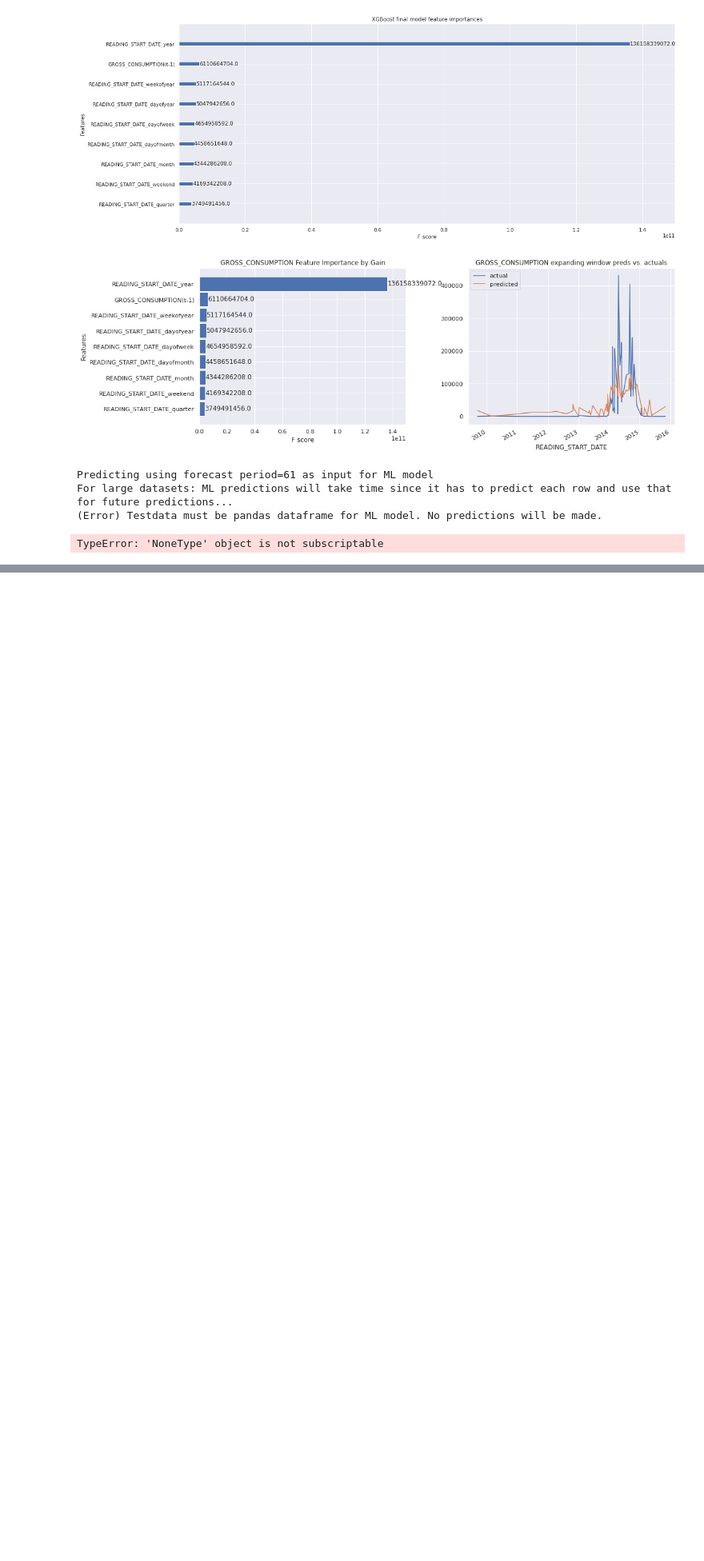
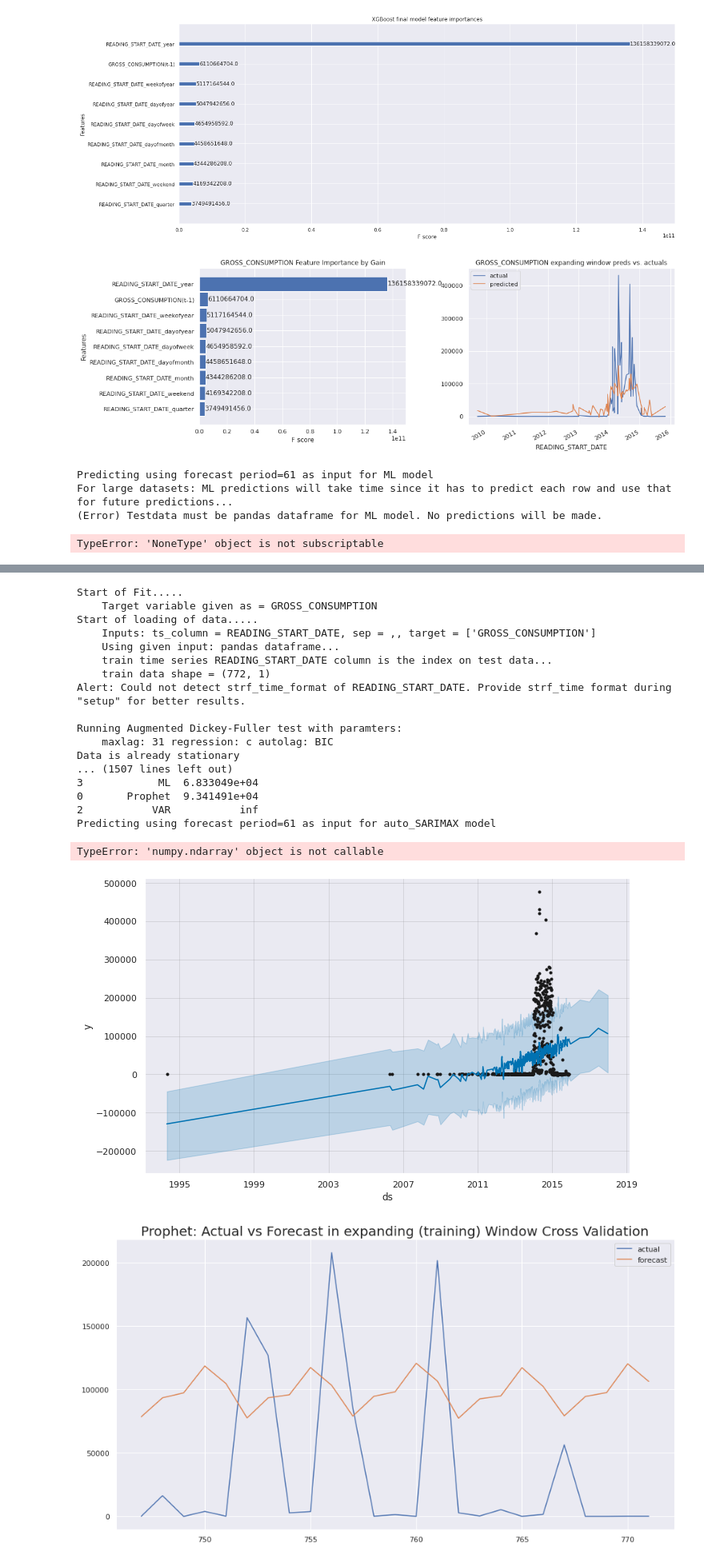
Before and after one commit to wiem-azzabi/Smart_Meter, a Jupyter notebook: water-meter2.ipynb, the cells around one changed output, grey strips where cells are left out. Shown at 80% size. Drawn from its saved outputs; the diff is of its cells as text; code cells hidden in the pictures; blank space fills up the shorter version.

```diff
--- a/water-meter2.ipynb
+++ b/water-meter2.ipynb
@@ -664,0 +667,28 @@ TypeError: 'NoneType' object is not subscriptable
+# %%
+model4 =auto_timeseries(score_type='rmse',model_type='best')
+model4.fit(traindata= train2,
+          ts_column="READING_START_DATE",
+          target="GROSS_CONSUMPTION")
+future_predictions4 = model4.predict(testdata=61)
+test2["Prophet Predictions"] = future_predictions4["yhat"].values()
+# %% [output]
+Start of Fit.....
+    Target variable given as = GROSS_CONSUMPTION
+Start of loading of data.....
+    Inputs: ts_column = READING_START_DATE, sep = ,, target = ['GROSS_CONSUMPTION']
+    Using given input: pandas dataframe...
+    train time series READING_START_DATE column is the index on test data...
+    train data shape = (772, 1)
+Alert: Could not detect strf_time_format of READING_START_DATE. Provide strf_time format during "setup" for better results.
+
+Running Augmented Dickey-Fuller test with paramters:
+    maxlag: 31 regression: c autolag: BIC
+Data is already stationary
+... (1507 lines left out)
+3            ML  6.833049e+04
+0       Prophet  9.341491e+04
+2           VAR           inf
+Predicting using forecast period=61 as input for auto_SARIMAX model
+TypeError: 'numpy.ndarray' object is not callable
+[figure, added]
+[figure, added]
```
Also changed, not shown: parts of 5 cells of this notebook.
